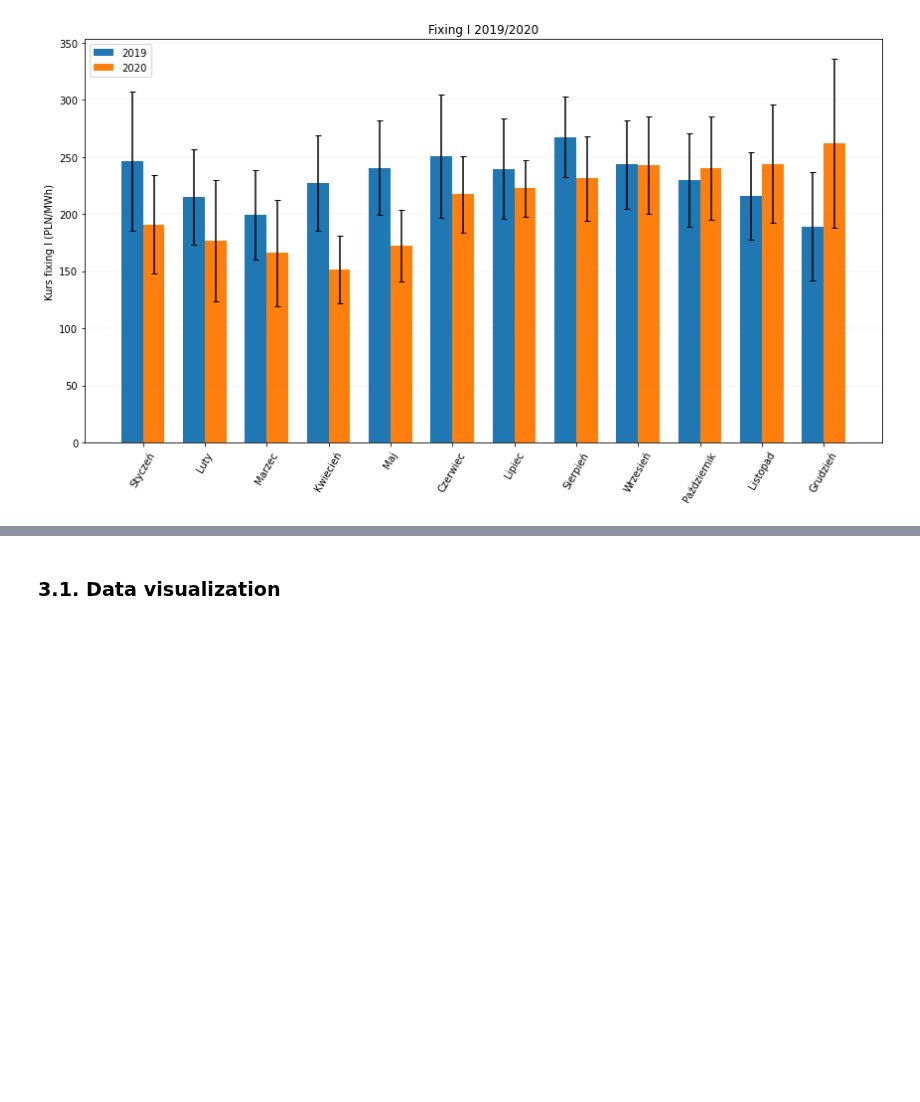
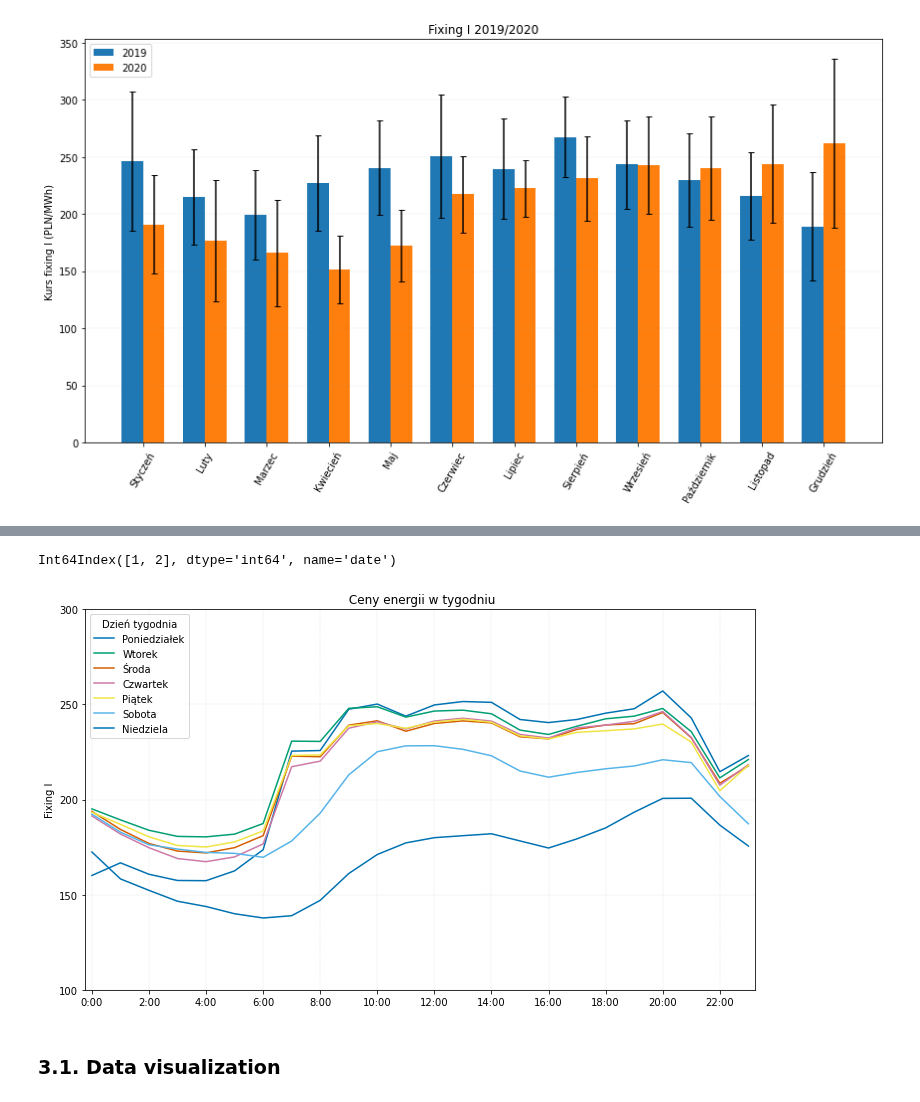
Before and after one commit to piekarsky/Short-Term-Electricity-Price-Forecasting-at-the-Polish-Day-Ahead-Market, a Jupyter notebook: power-market-analysis.ipynb, the cells around one changed output, grey strips where cells are left out. Drawn from its saved outputs; the diff is of its cells as text; code cells hidden in the pictures; blank space fills up the shorter version.

```diff
--- a/power-market-analysis.ipynb
+++ b/power-market-analysis.ipynb
@@ -137,2 +167,0 @@ def polish_label_r(row):
-# %%
-df['pl_month_name'] = df.apply(lambda row: polish_label_r(row), axis=1)
@@ -174,3 +168,8 @@ df[10500:10505]
+# %%
+df['pl_weekday'] = df.apply(lambda row: polish_label_weekday(row), axis=1)
+df['pl_month_name'] = df.apply(lambda row: polish_label_month(row), axis=1)
+df['pl_season_name'] = df.apply(lambda row: polish_label_season(row), axis=1)
+df['quarter'] = df.apply(lambda row: polish_label_quarter(row), axis=1)
 # %%
 df2019 = df[df['date']<'2020-01-01 00:00:00'].reset_index(drop=True)
 df2020 = df[df['date']>='2020-01-01 00:00:00'].reset_index(drop=True)
@@ -330,3 +329,6 @@ fig.tight_layout()
 plt.show()
 # %% [output]
 [figure]
+# %%
+cats = ["Poniedziałek", "Wtorek", "Środa", "Czwartek", "Piątek", "Sobota", "Niedziela"]
+df2020['pl_weekday'] = pd.Categorical(df2020['pl_weekday'], categories=cats, ordered=True)
@@ -332,0 +364,4 @@ plt.show()
+# %%
+hourly_weekday_rent.index[1:3]
+# %% [output]
+Int64Index([1, 2], dtype='int64', name='date')
@@ -333,3 +370,23 @@ plt.show()
+# %%
+hourly_weekday_rent = df2020.pivot_table(index=df2020['date'].dt.hour,
+                     columns='pl_weekday',
+                     values='fixing I course (PLN/MWh)',
+                     aggfunc='mean')
+
+
+hourly_weekday_rent.plot(figsize=(12,7)).set(title = " Ceny energii w tygodniu", ylabel = 'Fixing I', xlabel=None)
+plt.grid(color='gray', linestyle=':', linewidth=0.35, alpha=0.6, axis='both')
+plt.legend(title="Dzień tygodnia")
+plt.margins(0.01)
+#plt.ylim(np.arange(0, 23, 2))
+plt.yticks(np.arange(100, 350, 50))
+x = np.arange(0, 23, 2)
+labels = ['0:00', '2:00', '4:00', '6:00', '8:00', '10:00', '12:00', '14:00', '16:00', '18:00', '20:00', '22:00']
+plt.xticks(x, labels)
+
+plt.show()
+# %% [output]
+[figure, added]
 # %% [markdown]
 ### 3.1. Data visualization
 # %%
```
Also changed, not shown: parts of 37 cells of this notebook.
